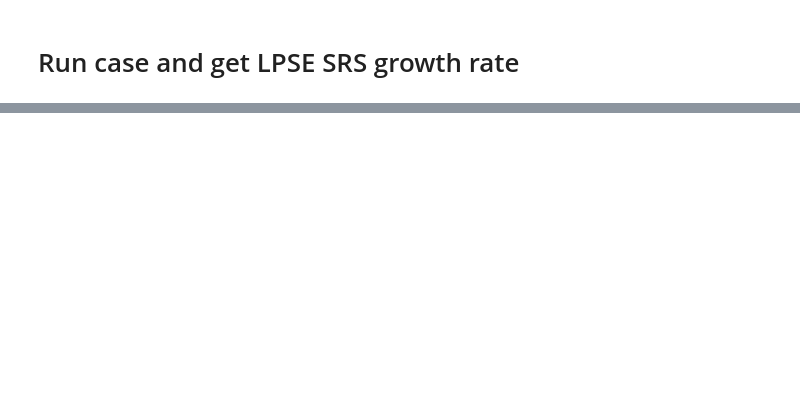
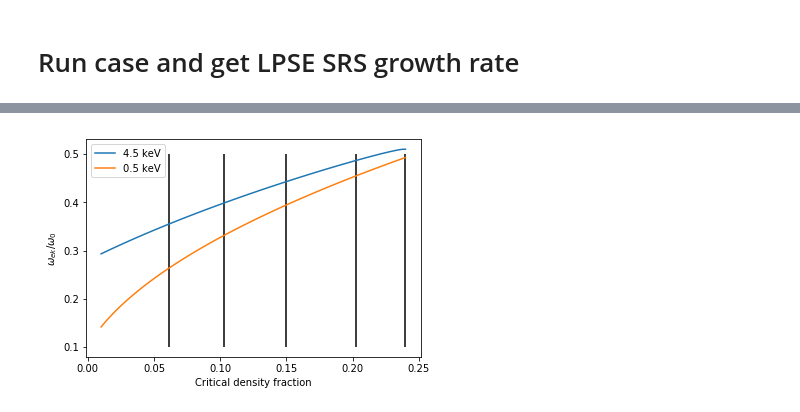
Before and after one commit to andrewanguswarwick/lpse_workflow, a Jupyter notebook: infinite_homogeneous_plasma/case_workflow.ipynb, the cells around one changed output, grey strips where cells are left out. Cells and saved outputs as stored; diff of their text form; code cells hidden in the pictures; blank space fills up the shorter version.

```diff
--- a/infinite_homogeneous_plasma/case_workflow.ipynb
+++ b/infinite_homogeneous_plasma/case_workflow.ipynb
@@ -269,24 +372,26 @@ plt.show()
 # %%
 # LW Frequency curves
 dens = np.linspace(0.01,0.24,100)
 T = 4.5
 freqh = ihp.lw_freq_curve(lpse,dens,T=T)
 plt.plot(dens,freqh,label = f'{T} keV')
 T = 0.5
 freqc = ihp.lw_freq_curve(lpse,dens,T=T)
 plt.plot(dens,freqc,label = f'{T} keV')
 plt.xlabel('Critical density fraction')
 plt.ylabel(r'$\omega_{ek}/\omega_0$')
 
 # 10/20% bracket around central frequency
 freqq = freqh
-den = 0.15; mults = np.linspace(0.90,1.1,5)
+den = 0.15; mults = np.linspace(0.80,1.2,5)
 denid = np.argmin(abs(dens-den))
 freqcen = freqq[denid]
 freqbrc = freqcen*mults
 freqids = np.array([np.argmin(abs(freqq-freqbrc[i])) for i in range(5)])
 denbrc = dens[freqids]
 for i in denbrc:
   plt.vlines(i,0.1,0.5)
 plt.legend()
 plt.show()
+# %% [output]
+[figure, added]
```
Also changed, not shown: parts of 17 cells of this notebook, 3 other files.
